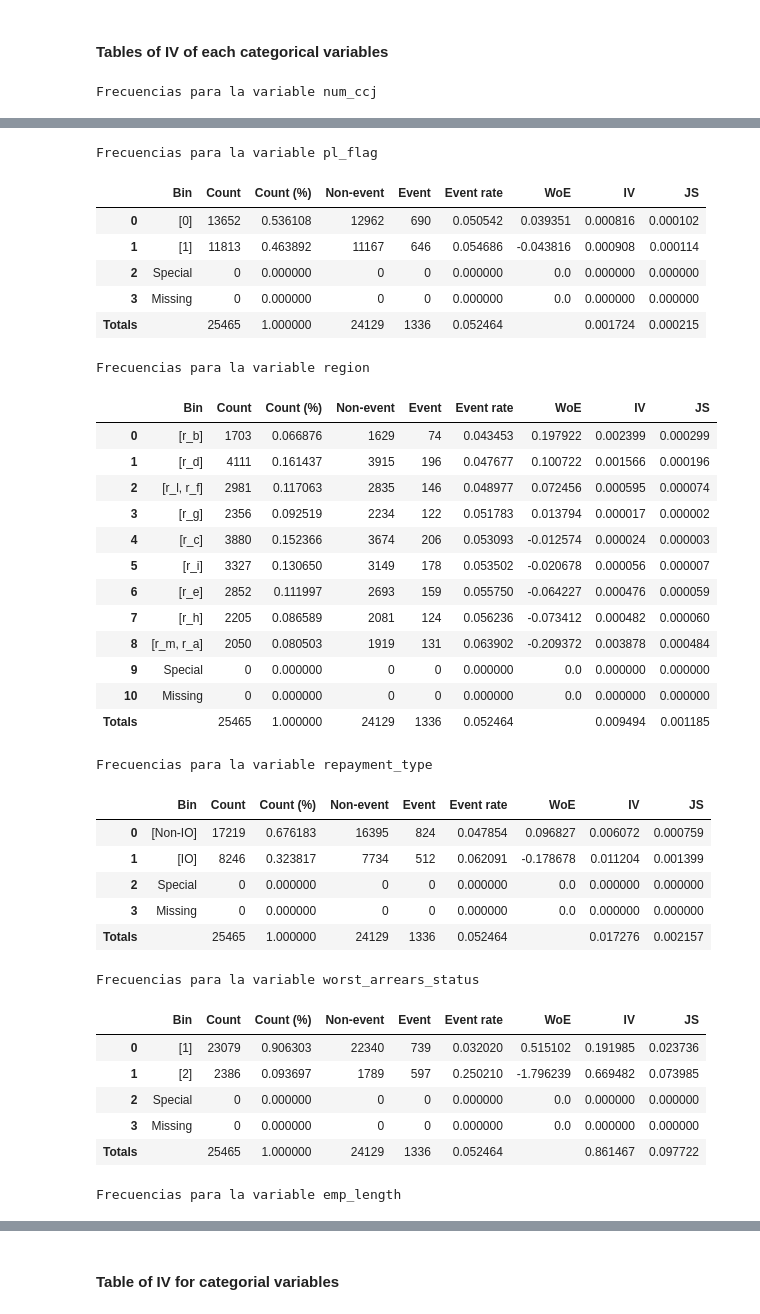
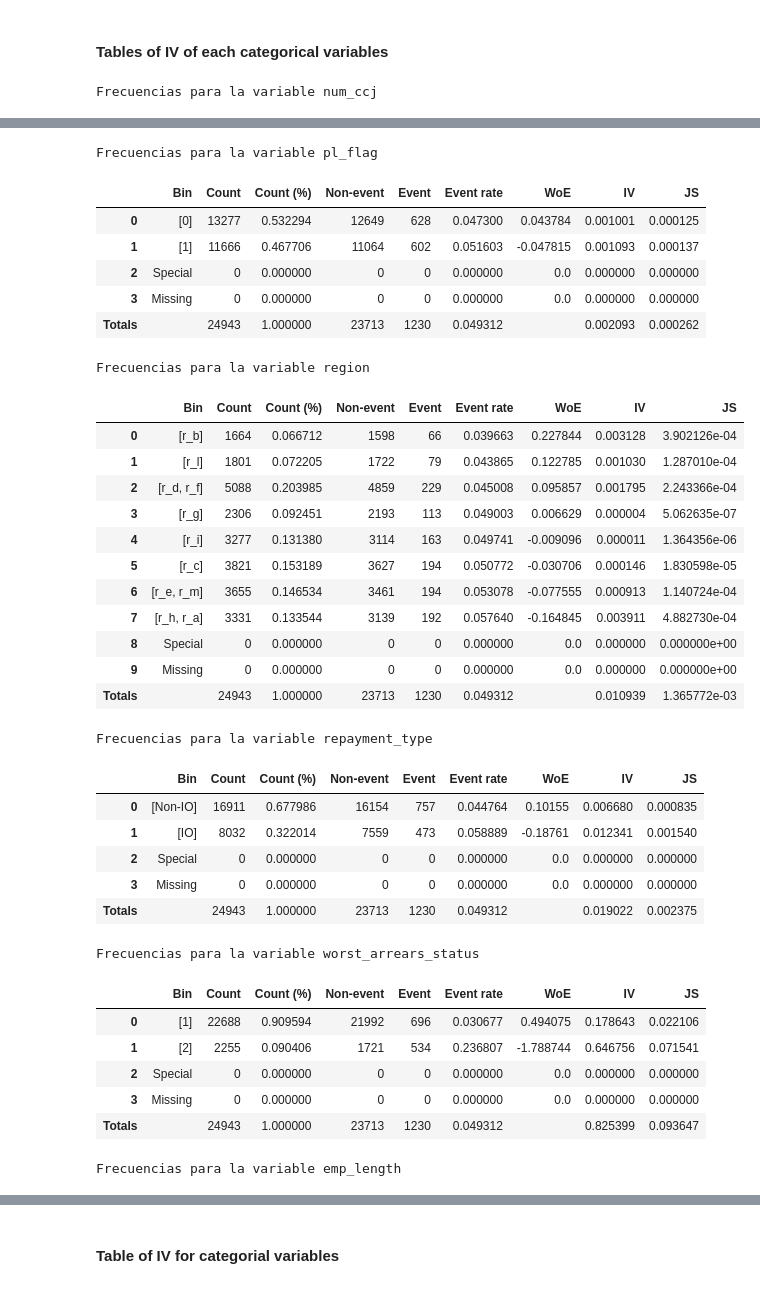
Before and after one commit to danpa26/CredRisk, a Jupyter notebook: one_yr_pd/one_year_pd.ipynb, the cells around one changed output, grey strips where cells are left out. Drawn from its saved outputs; the diff is of its cells as text; code cells hidden in the pictures.

```diff
--- a/one_yr_pd/one_year_pd.ipynb
+++ b/one_yr_pd/one_year_pd.ipynb
@@ -656,8 +688,8 @@ iv_list_con = []
 
 for val in var_con:
 
-    x = df2[val].values
-    y = df2['default_event'].values
+    x = df3[val].values
+    y = df3['default_event'].values
     optb = OptimalBinning(name = val, dtype = 'numerical', solver = 'cp')
     optb.fit(x, y)
     binning_table = optb.binning_table
@@ -669,8 +701,8 @@ iv_vcon_table = []
 
 for val in var_con:
 
-    x = df2[val].values
-    y = df2['default_event'].values
+    x = df3[val].values
+    y = df3['default_event'].values
     optb = OptimalBinning(name = val, dtype = 'numerical', solver = 'cp')
     optb.fit(x, y)
     iv_vcon_table = optb.binning_table.build()
@@ -779,8 +812,8 @@ iv_list_cat = []
 
 for val in var_cat:
 
-    x = df2[val].values
-    y = df2['default_event'].values
+    x = df3[val].values
+    y = df3['default_event'].values
     optb = OptimalBinning(name = val, dtype = 'categorical', solver = 'cp')
     optb.fit(x, y)
     binning_table = optb.binning_table
@@ -792,8 +825,8 @@ iv_vcat_table = []
 
 for val in var_cat:
 
-    x = df2[val].values
-    y = df2['default_event'].values
+    x = df3[val].values
+    y = df3['default_event'].values
     optb = OptimalBinning(name = val, dtype = 'categorical', solver = 'cp')
     optb.fit(x, y)
     iv_vcat_table = optb.binning_table.build()
@@ -811,37 +844,36 @@ Frecuencias para la variable num_ccj
 Frecuencias para la variable pl_flag
 |  | Bin | Count | Count (%) | Non-event | Event | Event rate | WoE | IV | JS |
-| 0 | [0] | 13652 | 0.536108 | 12962 | 690 | 0.050542 | 0.039351 | 0.000816 | 0.000102 |
-| 1 | [1] | 11813 | 0.463892 | 11167 | 646 | 0.054686 | -0.043816 | 0.000908 | 0.000114 |
+| 0 | [0] | 13277 | 0.532294 | 12649 | 628 | 0.047300 | 0.043784 | 0.001001 | 0.000125 |
+| 1 | [1] | 11666 | 0.467706 | 11064 | 602 | 0.051603 | -0.047815 | 0.001093 | 0.000137 |
 | 2 | Special | 0 | 0.000000 | 0 | 0 | 0.000000 | 0.0 | 0.000000 | 0.000000 |
 | 3 | Missing | 0 | 0.000000 | 0 | 0 | 0.000000 | 0.0 | 0.000000 | 0.000000 |
-| Totals |  | 25465 | 1.000000 | 24129 | 1336 | 0.052464 |  | 0.001724 | 0.000215 |
+| Totals |  | 24943 | 1.000000 | 23713 | 1230 | 0.049312 |  | 0.002093 | 0.000262 |
 Frecuencias para la variable region
 |  | Bin | Count | Count (%) | Non-event | Event | Event rate | WoE | IV | JS |
-| 0 | [r_b] | 1703 | 0.066876 | 1629 | 74 | 0.043453 | 0.197922 | 0.002399 | 0.000299 |
-| 1 | [r_d] | 4111 | 0.161437 | 3915 | 196 | 0.047677 | 0.100722 | 0.001566 | 0.000196 |
-| 2 | [r_l, r_f] | 2981 | 0.117063 | 2835 | 146 | 0.048977 | 0.072456 | 0.000595 | 0.000074 |
-| 3 | [r_g] | 2356 | 0.092519 | 2234 | 122 | 0.051783 | 0.013794 | 0.000017 | 0.000002 |
-| 4 | [r_c] | 3880 | 0.152366 | 3674 | 206 | 0.053093 | -0.012574 | 0.000024 | 0.000003 |
-| 5 | [r_i] | 3327 | 0.130650 | 3149 | 178 | 0.053502 | -0.020678 | 0.000056 | 0.000007 |
-| 6 | [r_e] | 2852 | 0.111997 | 2693 | 159 | 0.055750 | -0.064227 | 0.000476 | 0.000059 |
-| 7 | [r_h] | 2205 | 0.086589 | 2081 | 124 | 0.056236 | -0.073412 | 0.000482 | 0.000060 |
-| 8 | [r_m, r_a] | 2050 | 0.080503 | 1919 | 131 | 0.063902 | -0.209372 | 0.003878 | 0.000484 |
-| 9 | Special | 0 | 0.000000 | 0 | 0 | 0.000000 | 0.0 | 0.000000 | 0.000000 |
-| 10 | Missing | 0 | 0.000000 | 0 | 0 | 0.000000 | 0.0 | 0.000000 | 0.000000 |
-| Totals |  | 25465 | 1.000000 | 24129 | 1336 | 0.052464 |  | 0.009494 | 0.001185 |
+| 0 | [r_b] | 1664 | 0.066712 | 1598 | 66 | 0.039663 | 0.227844 | 0.003128 | 3.902126e-04 |
+| 1 | [r_l] | 1801 | 0.072205 | 1722 | 79 | 0.043865 | 0.122785 | 0.001030 | 1.287010e-04 |
+| 2 | [r_d, r_f] | 5088 | 0.203985 | 4859 | 229 | 0.045008 | 0.095857 | 0.001795 | 2.243366e-04 |
+| 3 | [r_g] | 2306 | 0.092451 | 2193 | 113 | 0.049003 | 0.006629 | 0.000004 | 5.062635e-07 |
+| 4 | [r_i] | 3277 | 0.131380 | 3114 | 163 | 0.049741 | -0.009096 | 0.000011 | 1.364356e-06 |
+| 5 | [r_c] | 3821 | 0.153189 | 3627 | 194 | 0.050772 | -0.030706 | 0.000146 | 1.830598e-05 |
+| 6 | [r_e, r_m] | 3655 | 0.146534 | 3461 | 194 | 0.053078 | -0.077555 | 0.000913 | 1.140724e-04 |
+| 7 | [r_h, r_a] | 3331 | 0.133544 | 3139 | 192 | 0.057640 | -0.164845 | 0.003911 | 4.882730e-04 |
+| 8 | Special | 0 | 0.000000 | 0 | 0 | 0.000000 | 0.0 | 0.000000 | 0.000000e+00 |
+| 9 | Missing | 0 | 0.000000 | 0 | 0 | 0.000000 | 0.0 | 0.000000 | 0.000000e+00 |
+| Totals |  | 24943 | 1.000000 | 23713 | 1230 | 0.049312 |  | 0.010939 | 1.365772e-03 |
 Frecuencias para la variable repayment_type
 |  | Bin | Count | Count (%) | Non-event | Event | Event rate | WoE | IV | JS |
-| 0 | [Non-IO] | 17219 | 0.676183 | 16395 | 824 | 0.047854 | 0.096827 | 0.006072 | 0.000759 |
-| 1 | [IO] | 8246 | 0.323817 | 7734 | 512 | 0.062091 | -0.178678 | 0.011204 | 0.001399 |
+| 0 | [Non-IO] | 16911 | 0.677986 | 16154 | 757 | 0.044764 | 0.10155 | 0.006680 | 0.000835 |
+| 1 | [IO] | 8032 | 0.322014 | 7559 | 473 | 0.058889 | -0.18761 | 0.012341 | 0.001540 |
 | 2 | Special | 0 | 0.000000 | 0 | 0 | 0.000000 | 0.0 | 0.000000 | 0.000000 |
 | 3 | Missing | 0 | 0.000000 | 0 | 0 | 0.000000 | 0.0 | 0.000000 | 0.000000 |
-| Totals |  | 25465 | 1.000000 | 24129 | 1336 | 0.052464 |  | 0.017276 | 0.002157 |
+| Totals |  | 24943 | 1.000000 | 23713 | 1230 | 0.049312 |  | 0.019022 | 0.002375 |
 Frecuencias para la variable worst_arrears_status
 |  | Bin | Count | Count (%) | Non-event | Event | Event rate | WoE | IV | JS |
-| 0 | [1] | 23079 | 0.906303 | 22340 | 739 | 0.032020 | 0.515102 | 0.191985 | 0.023736 |
-| 1 | [2] | 2386 | 0.093697 | 1789 | 597 | 0.250210 | -1.796239 | 0.669482 | 0.073985 |
+| 0 | [1] | 22688 | 0.909594 | 21992 | 696 | 0.030677 | 0.494075 | 0.178643 | 0.022106 |
+| 1 | [2] | 2255 | 0.090406 | 1721 | 534 | 0.236807 | -1.788744 | 0.646756 | 0.071541 |
 | 2 | Special | 0 | 0.000000 | 0 | 0 | 0.000000 | 0.0 | 0.000000 | 0.000000 |
 | 3 | Missing | 0 | 0.000000 | 0 | 0 | 0.000000 | 0.0 | 0.000000 | 0.000000 |
-| Totals |  | 25465 | 1.000000 | 24129 | 1336 | 0.052464 |  | 0.861467 | 0.097722 |
+| Totals |  | 24943 | 1.000000 | 23713 | 1230 | 0.049312 |  | 0.825399 | 0.093647 |
 Frecuencias para la variable emp_length
 |  | Bin | Count | Count (%) | Non-event | Event | Event rate | WoE | IV | JS |
```
Also changed, not shown: parts of 38 cells of this notebook.
